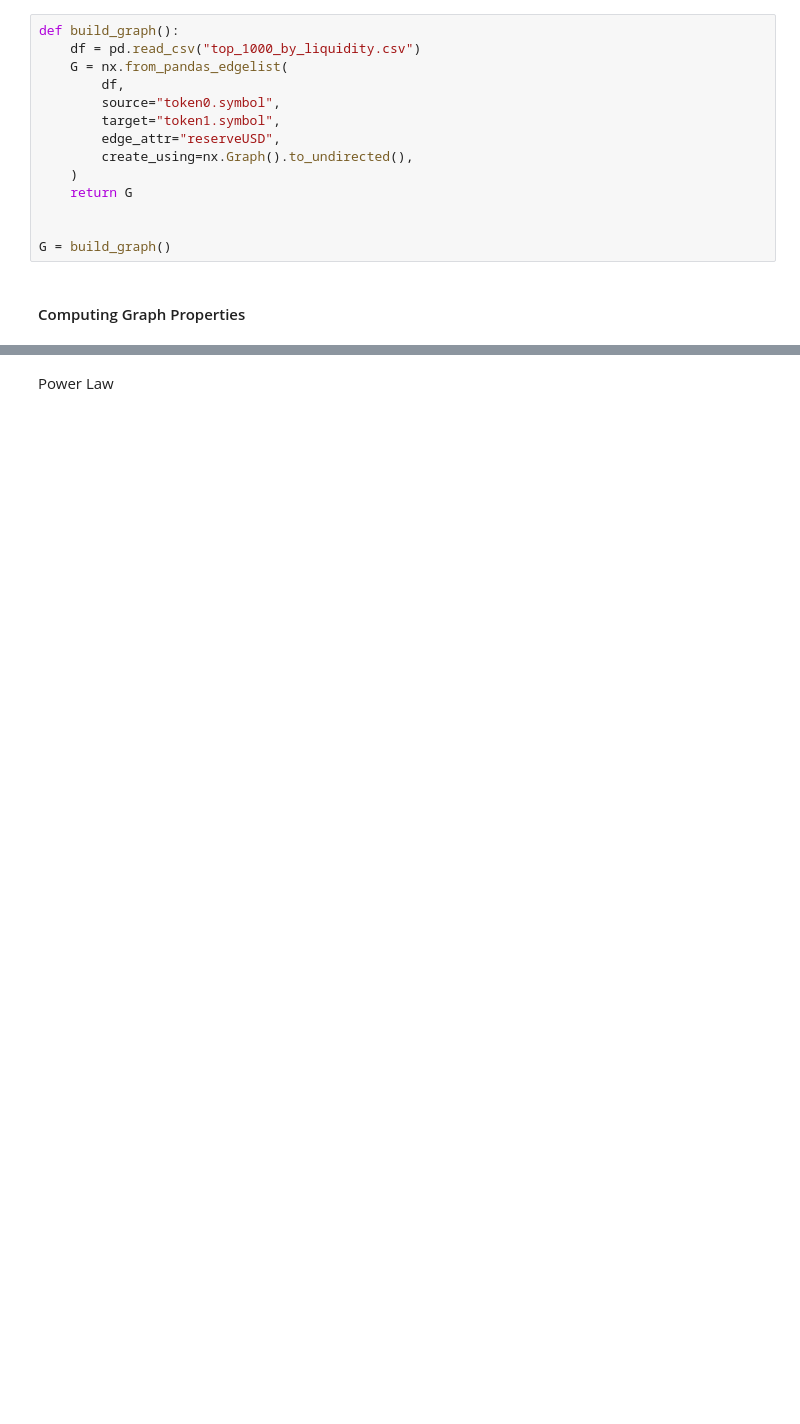
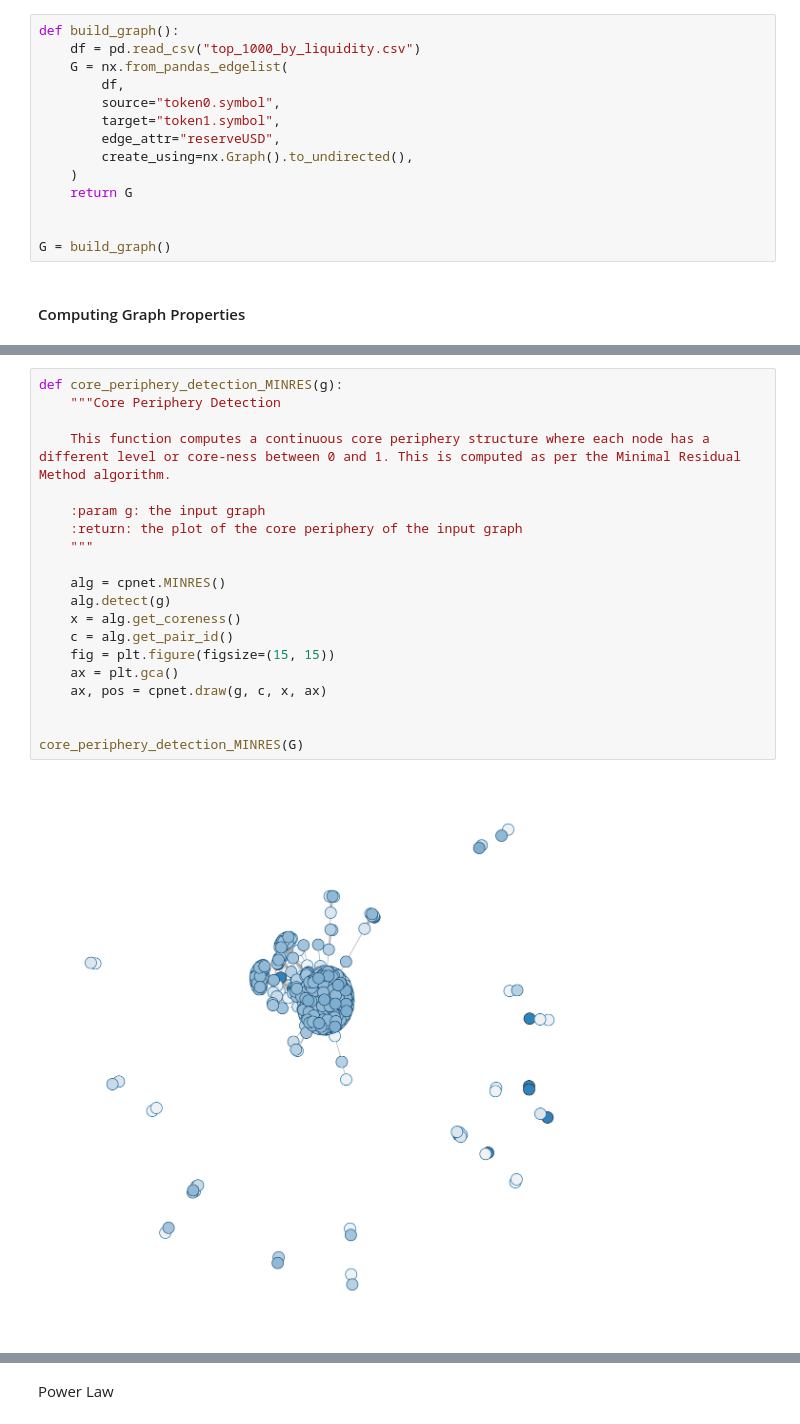
Before and after one commit to tanmaychimurkar/ns_final_project, a Jupyter notebook: properties.ipynb, the cells around one changed output, grey strips where cells are left out. Drawn from its saved outputs; the diff is of its cells as text; blank space fills up the shorter version.

```diff
--- a/properties.ipynb
+++ b/properties.ipynb
@@ -84 +124,23 @@ def plot_degree_distribution(g):
+# %%
+def core_periphery_detection_MINRES(g):
+    """Core Periphery Detection
+
+    This function computes a continuous core periphery structure where each node has a different level or core-ness between 0 and 1. This is computed as per the Minimal Residual Method algorithm.
+
+    :param g: the input graph
+    :return: the plot of the core periphery of the input graph
+    """
+
+    alg = cpnet.MINRES()
+    alg.detect(g)
+    x = alg.get_coreness()
+    c = alg.get_pair_id()
+    fig = plt.figure(figsize=(15, 15))
+    ax = plt.gca()
+    ax, pos = cpnet.draw(g, c, x, ax)
+
+
+core_periphery_detection_MINRES(G)
+# %% [output]
+[figure, added]
 # %%
```
Also changed, not shown: parts of 14 cells of this notebook.
